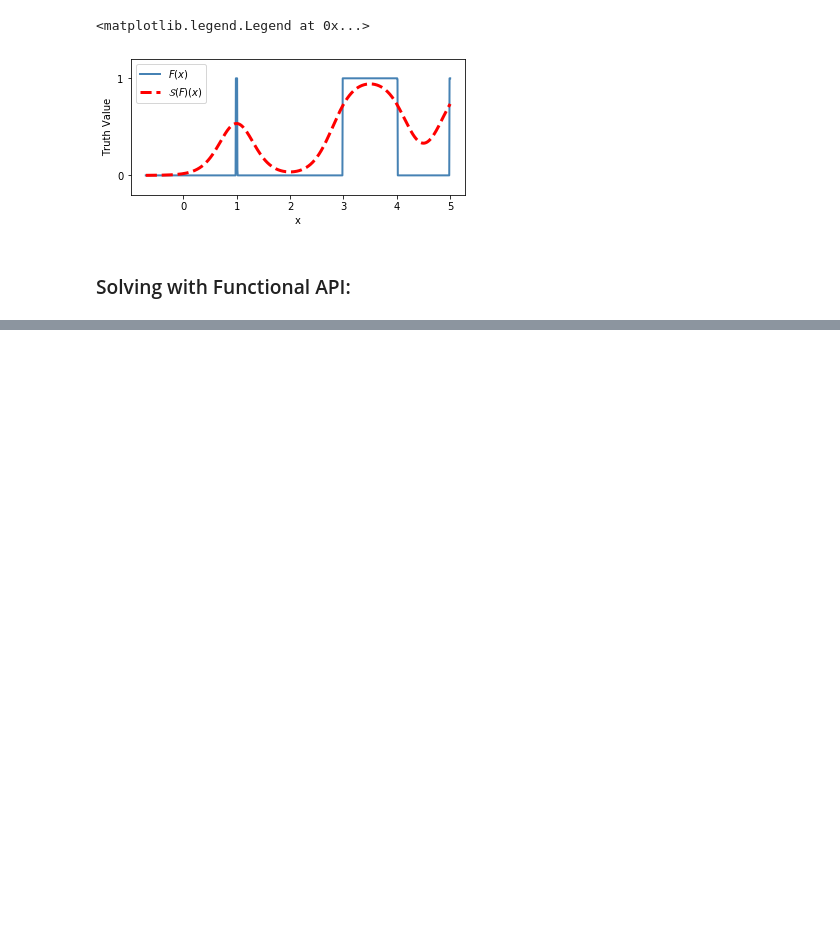
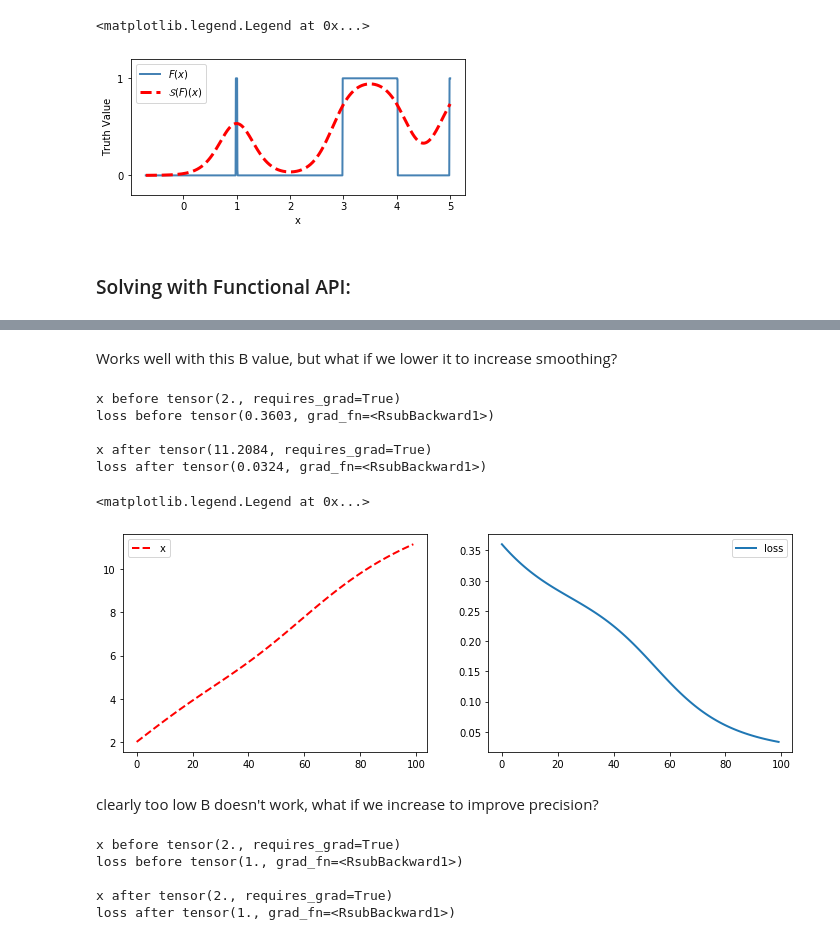
Before and after one commit to gryan11/cln_tutorial, a Jupyter notebook: tutorials/basic_construction_and_training.ipynb, the cells around one changed output, grey strips where cells are left out. Saved outputs shown, nothing was run; the diff lists cells and outputs as text; code cells hidden in the pictures; blank space fills up the shorter version.

```diff
--- a/tutorials/basic_construction_and_training.ipynb
+++ b/tutorials/basic_construction_and_training.ipynb
@@ -73,0 +172,41 @@ No handles with labels found to put in legend.
+# %% [markdown]
+Works well with this B value, but what if we lower it to increase smoothing?
+# %%
+x = torch.tensor(2.0, requires_grad=True)
+model = CLNModel(B=0.5)
+
+print('x before', x, '\nloss before', 1-model(x))
+trace = train(x, model)
+print('\nx after', x, '\nloss after', 1-model(x))
+# %% [output]
+x before tensor(2., requires_grad=True)
+loss before tensor(0.3603, grad_fn=<RsubBackward1>)
+
+x after tensor(11.2084, requires_grad=True)
+loss after tensor(0.0324, grad_fn=<RsubBackward1>)
+# %%
+plt.figure(figsize=(12,4))
+plt.subplot(1,2,1)
+plt.plot(trace.x, 'r--', linewidth=2)
+plt.legend(['x', 'B'])
+plt.subplot(1,2,2)
+plt.plot(trace.loss, linewidth=2)
+plt.legend(['loss'])
+# %% [output]
+<matplotlib.legend.Legend at 0x...>
+[figure, added]
+# %% [markdown]
+clearly too low B doesn't work, what if we increase to improve precision?
+# %%
+x = torch.tensor(2.0, requires_grad=True)
+model = CLNModel(B=100.0)
+
+print('x before', x, '\nloss before', 1-model(x))
+trace = train(x, model)
+print('\nx after', x, '\nloss after', 1-model(x))
+# %% [output]
+x before tensor(2., requires_grad=True)
+loss before tensor(1., grad_fn=<RsubBackward1>)
+
+x after tensor(2., requires_grad=True)
+loss after tensor(1., grad_fn=<RsubBackward1>)
```
Also changed, not shown: parts of 12 cells of this notebook, 1 other file.
